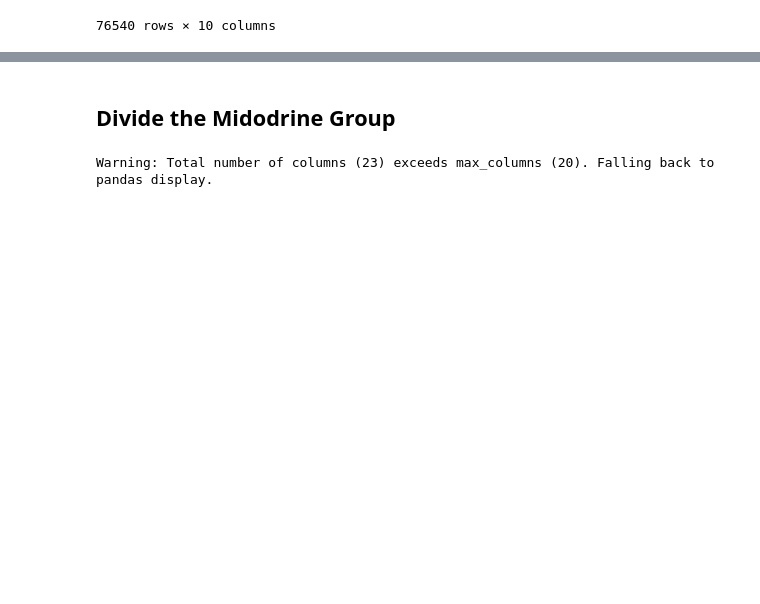
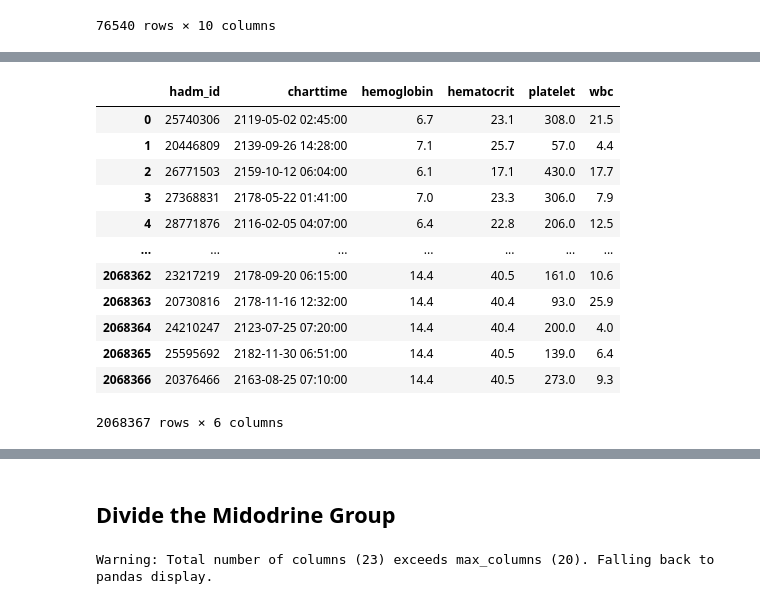
Before and after one commit to Jarvis-BITS/midodrine-mimic-iv, a Jupyter notebook: notebook/01_cohort_data_extraction.ipynb, the cells around one changed output, grey strips where cells are left out. Drawn from its saved outputs; the diff is of its cells as text; code cells hidden in the pictures; blank space fills up the shorter version.

```diff
--- a/notebook/01_cohort_data_extraction.ipynb
+++ b/notebook/01_cohort_data_extraction.ipynb
@@ -694,0 +716,7 @@ Warning: total number of rows (76540) exceeds max_rows (20000). Falling back to
+# %%
+blood_count = """
+SELECT hadm_id, charttime
+, hemoglobin, hematocrit, platelet, wbc
+FROM `physionet-data.mimic_derived.complete_blood_count`
+WHERE hadm_id IS NOT NULL
+"""
@@ -694,0 +798,6 @@ Warning: total number of rows (76540) exceeds max_rows (20000). Falling back to
+# %%
+blood_count = (
+    bqclient.query(blood_count)
+    .result()
+    .to_dataframe()
+)
@@ -694,0 +822,3 @@ Warning: total number of rows (76540) exceeds max_rows (20000). Falling back to
+# %%
+blood_count
+# %% [output]
@@ -694,0 +826,13 @@ Warning: total number of rows (76540) exceeds max_rows (20000). Falling back to
+|  | hadm_id | charttime | hemoglobin | hematocrit | platelet | wbc |
+| 0 | 25740306 | 2119-05-02 02:45:00 | 6.7 | 23.1 | 308.0 | 21.5 |
+| 1 | 20446809 | 2139-09-26 14:28:00 | 7.1 | 25.7 | 57.0 | 4.4 |
+| 2 | 26771503 | 2159-10-12 06:04:00 | 6.1 | 17.1 | 430.0 | 17.7 |
+| 3 | 27368831 | 2178-05-22 01:41:00 | 7.0 | 23.3 | 306.0 | 7.9 |
+| 4 | 28771876 | 2116-02-05 04:07:00 | 6.4 | 22.8 | 206.0 | 12.5 |
+| ... | ... | ... | ... | ... | ... | ... |
+| 2068362 | 23217219 | 2178-09-20 06:15:00 | 14.4 | 40.5 | 161.0 | 10.6 |
+| 2068363 | 20730816 | 2178-11-16 12:32:00 | 14.4 | 40.4 | 93.0 | 25.9 |
+| 2068364 | 24210247 | 2123-07-25 07:20:00 | 14.4 | 40.4 | 200.0 | 4.0 |
+| 2068365 | 25595692 | 2182-11-30 06:51:00 | 14.4 | 40.5 | 139.0 | 6.4 |
+| 2068366 | 20376466 | 2163-08-25 07:10:00 | 14.4 | 40.5 | 273.0 | 9.3 |
+2068367 rows × 6 columns
```
Also changed, not shown: parts of 42 cells of this notebook.
